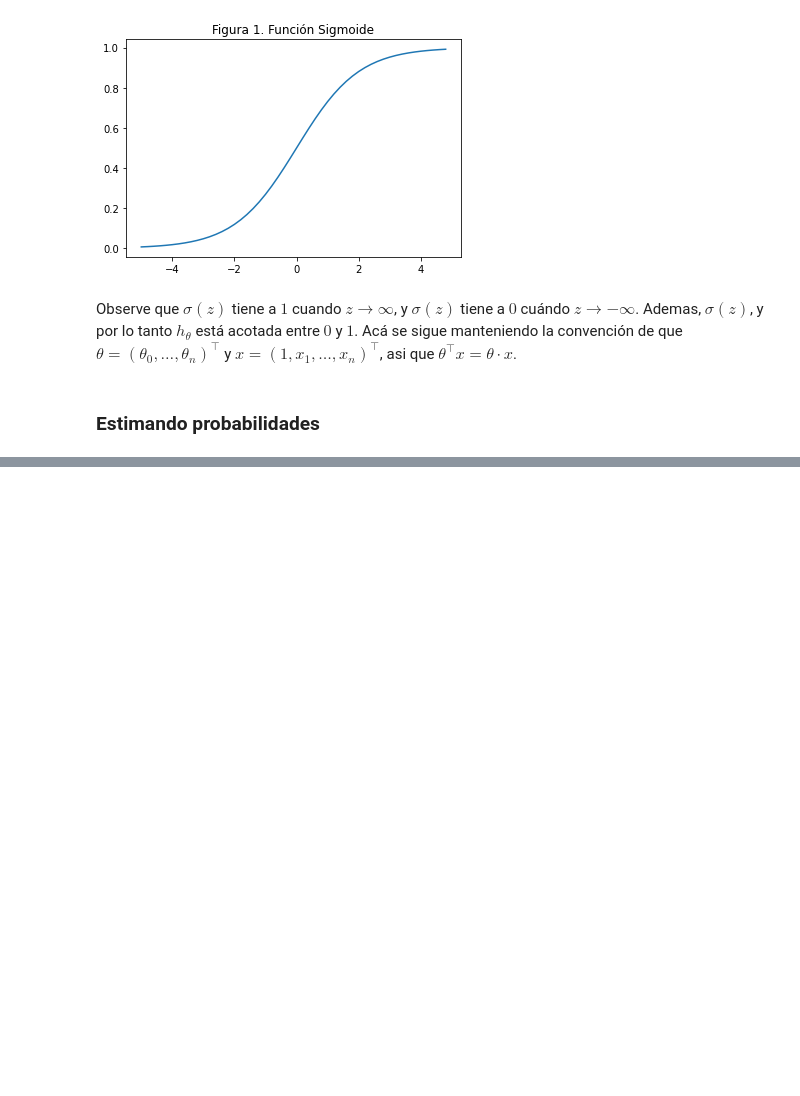
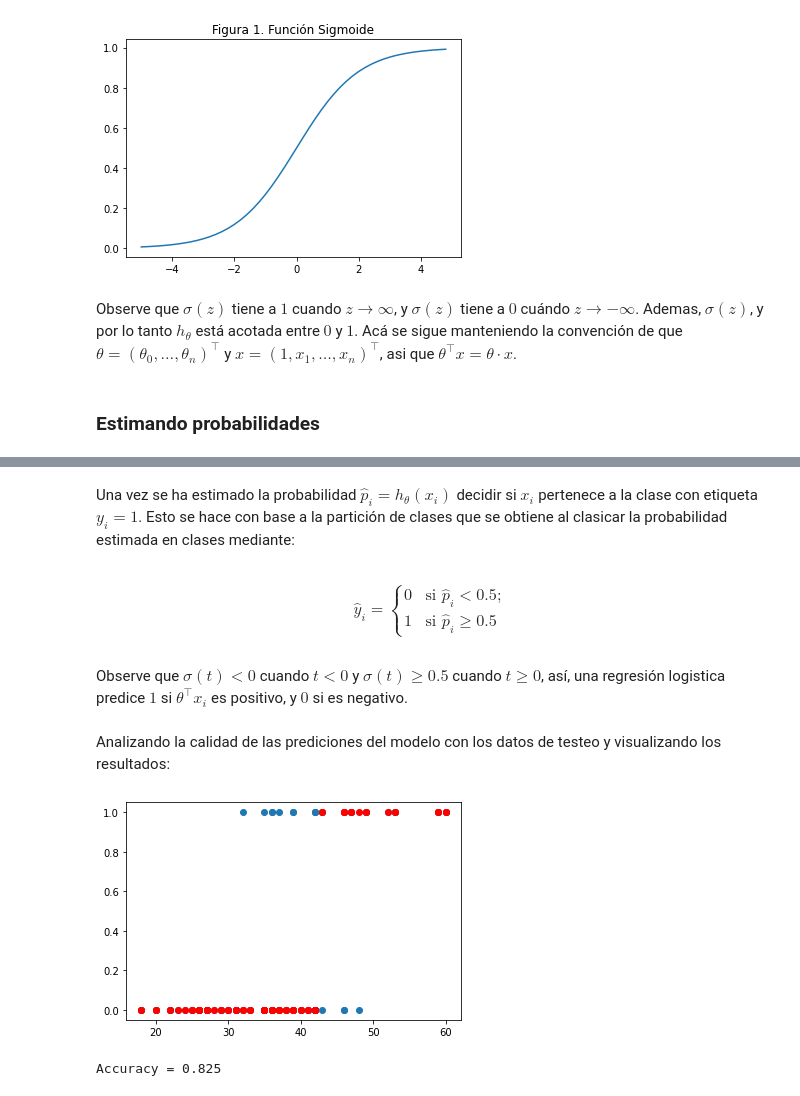
Before and after one commit to alejandrosanchezy/nerve, a Jupyter notebook: Regresión Logística/Regresión Logística.ipynb, the cells around one changed output, grey strips where cells are left out. Cells and saved outputs as stored; diff of their text form; code cells hidden in the pictures; blank space fills up the shorter version.

```diff
--- a/Regresión Logística/Regresión Logística.ipynb
+++ b/Regresión Logística/Regresión Logística.ipynb
@@ -32,0 +140,22 @@ Considere una conjunto de datos $S=\{(x_i, y_i\}_{i=1}^m$, donde cada $x_i = (1,
+# %% [markdown]
+Una vez se ha estimado la probabilidad $\hat{p}_i=h_\theta(x_i)$ decidir si $x_i$ pertenece a la clase con etiqueta $y_i=1$. Esto se hace con base a la partición de clases que se obtiene al clasicar la probabilidad estimada en clases mediante:
+# %% [markdown]
+$$\hat{y}_i=
+\begin{cases}
+0 & \mbox{ si } \hat{p}_i<0.5; \\
+1 & \mbox{ si } \hat{p}_i \geq 0.5
+\end{cases}$$
+# %% [markdown]
+Observe que $\sigma(t) < 0$ cuando $t<0$ y $\sigma(t)\geq 0.5$ cuando $t\geq 0$, así, una regresión logistica predice $1$ si $\theta^\top x_i$ es positivo, y $0$ si es negativo.
+# %% [markdown]
+Analizando la calidad de las prediciones del modelo con los datos de testeo y visualizando los resultados:
+# %%
+plt.scatter(X_test, y_test)
+plt.scatter(X_test, y_pred, c='red')
+plt.show()
+# %% [output]
+[figure, added]
+# %%
+print(f"Accuracy = {model.score(X_test.values.reshape(-1, 1), y_test.values.reshape(-1, 1))}")
+# %% [output]
+Accuracy = 0.825
```
Also changed, not shown: parts of 49 cells of this notebook, 3 other files.
